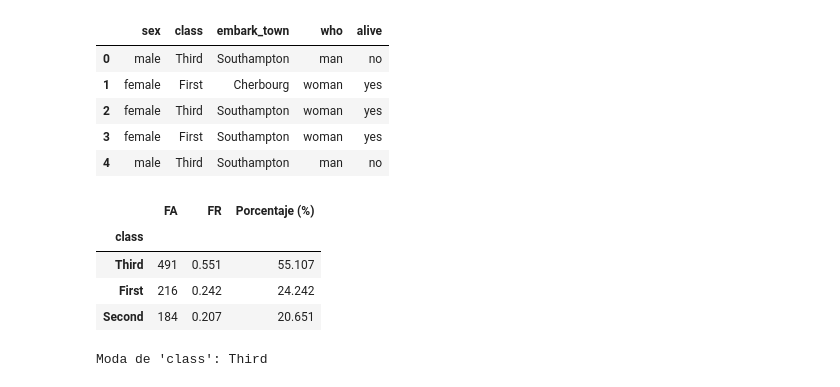
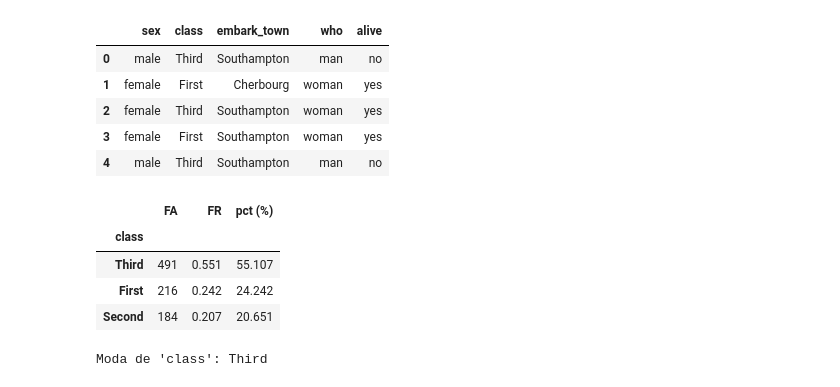
Before and after one commit to nicolasggiraldo/esp_estadistica_202607, a Jupyter notebook: notebooks/04_estadistica_descriptiva_datos_categoricos.ipynb, the cells around one changed output. Drawn from its saved outputs; the diff is of its cells as text; code cells hidden in the pictures.

```diff
--- a/notebooks/04_estadistica_descriptiva_datos_categoricos.ipynb
+++ b/notebooks/04_estadistica_descriptiva_datos_categoricos.ipynb
@@ -66,10 +53,10 @@ titanic[["sex", "class", "embark_town", "who", "alive"]].head()
 # %%
 freq_class = titanic["class"].value_counts().to_frame(name="FA")
 freq_class["FR"] = freq_class["FA"] / len(titanic)
-freq_class["Porcentaje (%)"] = freq_class["FR"] * 100
+freq_class["pct (%)"] = freq_class["FR"] * 100
 freq_class
 # %% [output]
-|  | FA | FR | Porcentaje (%) |
+|  | FA | FR | pct (%) |
 | class |  |  |  |
 | Third | 491 | 0.551 | 55.107 |
 | First | 216 | 0.242 | 24.242 |
```
Also changed, not shown: parts of 7 cells of this notebook, 3 other files.
